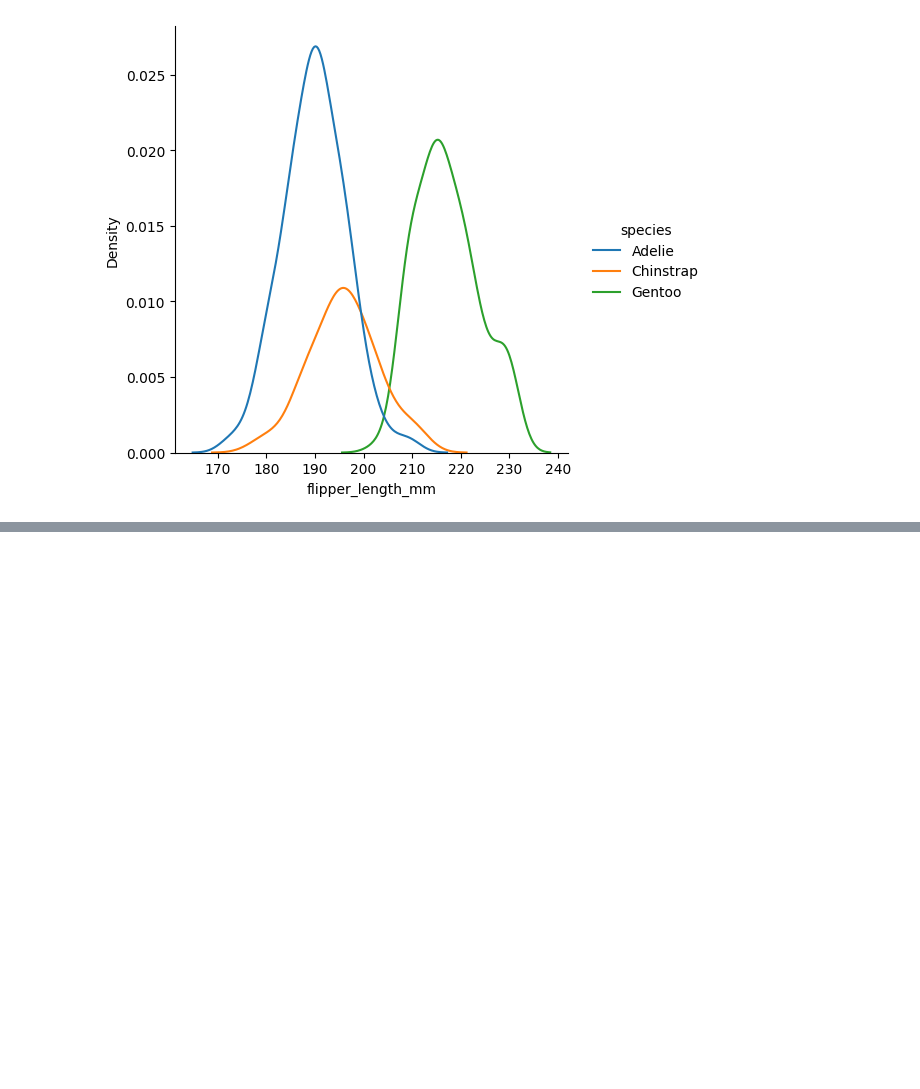
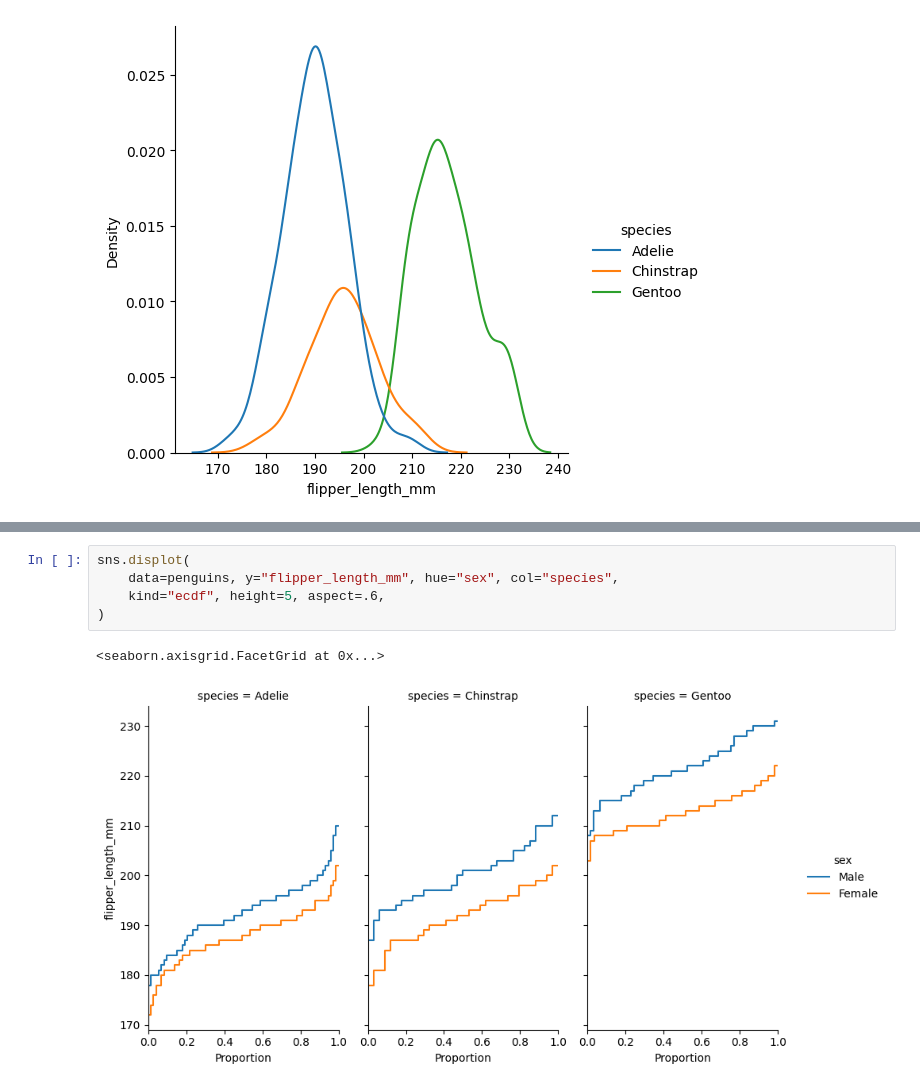
Before and after one commit to SUCCESSneeded/drive-seaborn, a Jupyter notebook: sea1subplot.ipynb, the cells around one changed output, grey strips where cells are left out. Drawn from its saved outputs; the diff is of its cells as text; blank space fills up the shorter version.

```diff
--- a/sea1subplot.ipynb
+++ b/sea1subplot.ipynb
@@ -624,0 +645,8 @@ sns.displot(data=penguins, x="flipper_length_mm", hue="species", kind="kde")
+# %%
+sns.displot(
+    data=penguins, y="flipper_length_mm", hue="sex", col="species",
+    kind="ecdf", height=5, aspect=.6,
+)
+# %% [output]
+<seaborn.axisgrid.FacetGrid at 0x...>
+[figure, added]
```
Also changed, not shown: parts of 6 cells of this notebook.
